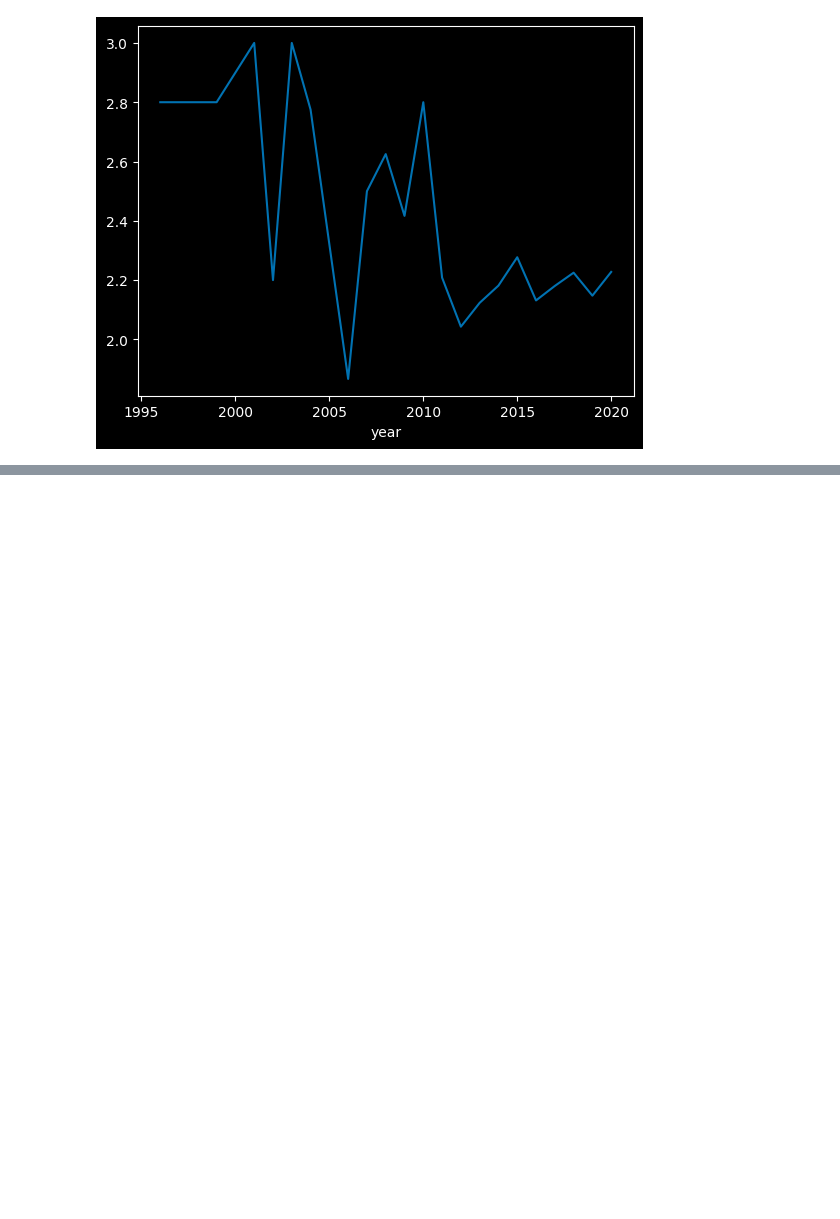
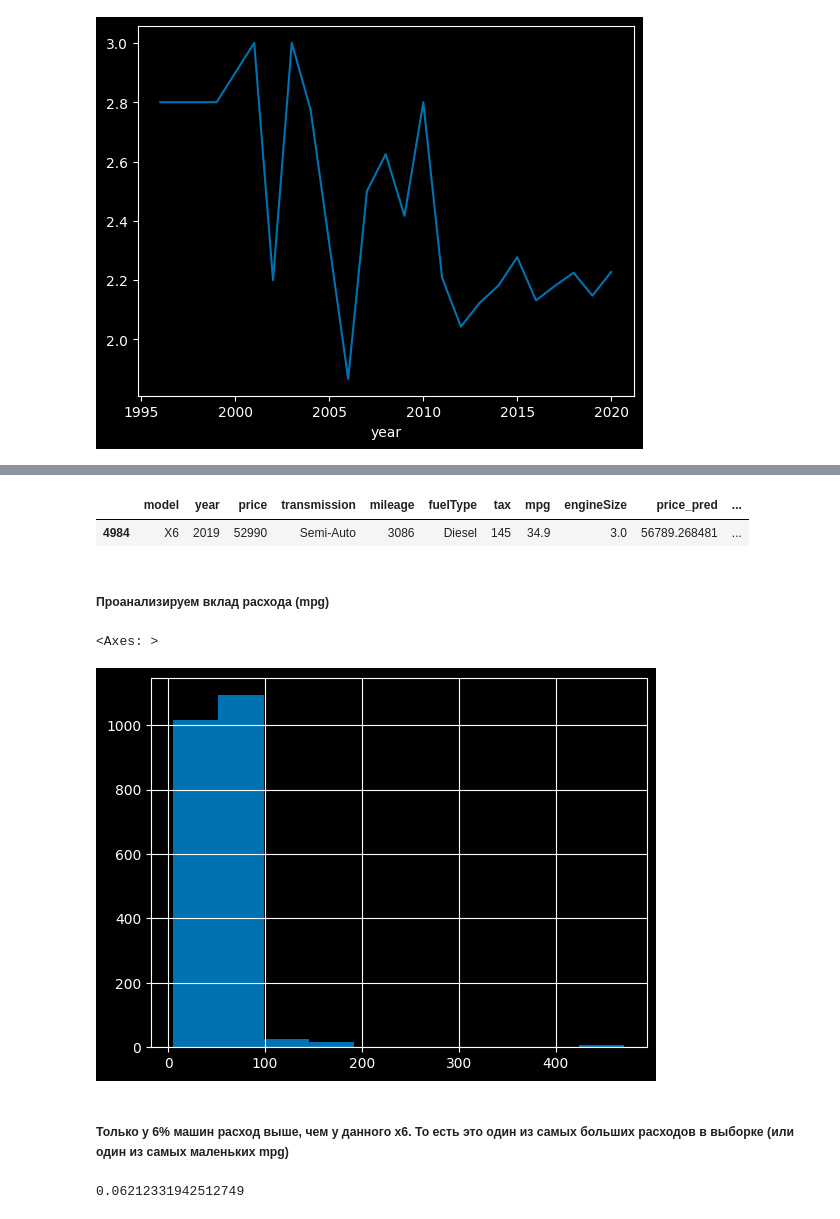
Before and after one commit to Zetis659/Data_Science_GM, a Jupyter notebook: 6.Model_analysis/Model_analysis.ipynb, the cells around one changed output, grey strips where cells are left out. Saved outputs shown, nothing was run; the diff lists cells and outputs as text; code cells hidden in the pictures; blank space fills up the shorter version.

Commit message:
Feature: Model analysis Shape practice

```diff
--- a/6.Model_analysis/Model_analysis.ipynb
+++ b/6.Model_analysis/Model_analysis.ipynb
@@ -720,0 +854,18 @@ test.groupby('year').engineSize.mean().plot();
+# %%
+test.head(1)
+# %% [output]
+|  | model | year | price | transmission | mileage | fuelType | tax | mpg | engineSize | price_pred | ... |
+| 4984 | X6 | 2019 | 52990 | Semi-Auto | 3086 | Diesel | 145 | 34.9 | 3.0 | 56789.268481 | ... |
+# %% [markdown]
+##### Проанализируем вклад расхода (mpg)
+# %%
+test.mpg.hist();
+# %% [output]
+<Axes: >
+[figure, added]
+# %% [markdown]
+##### Только у 6% машин расход выше, чем у данного x6. То есть это один из самых больших расходов в выборке (или один из самых маленьких mpg)
+# %%
+(test.mpg < 34.9).mean()
+# %% [output]
+0.06212331942512749
```
Also changed, not shown: parts of 81 cells of this notebook, 4 other files.
